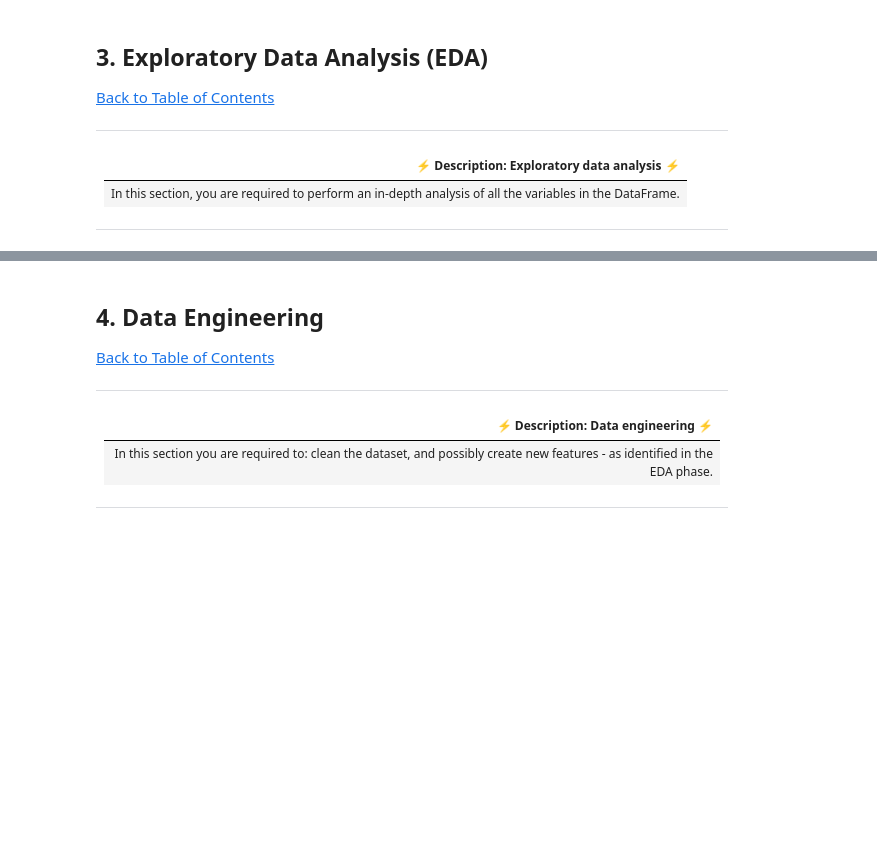
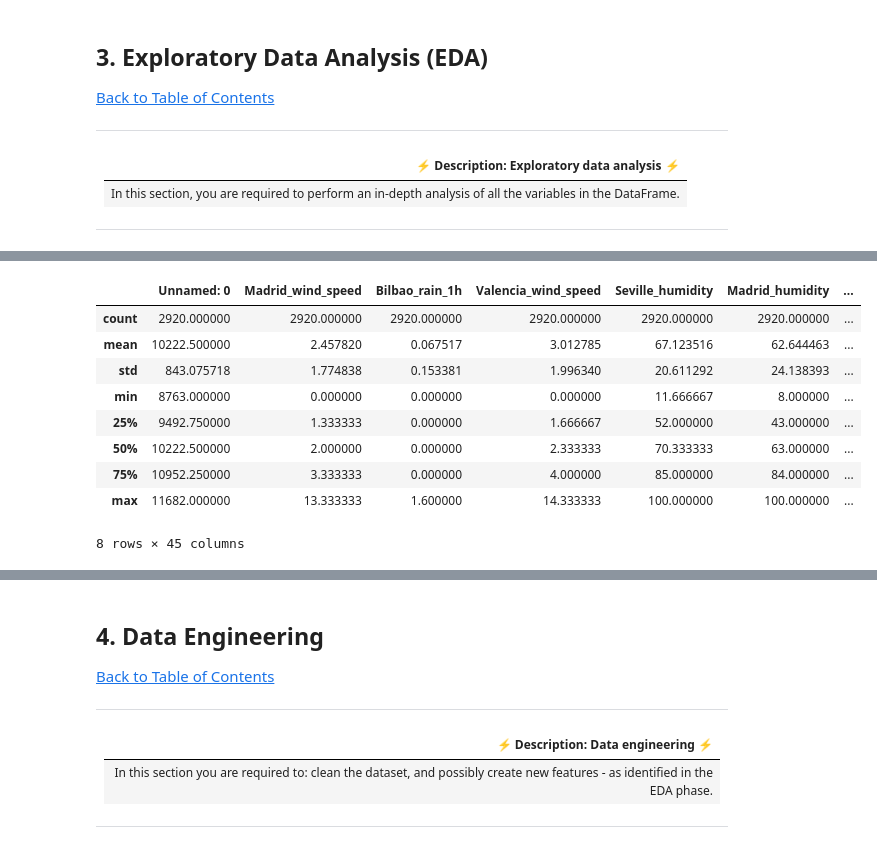
Before and after one commit to YinkaOlusola/Energy_Demand_Shortfall_Prediction-Advanced_Regression, a Jupyter notebook: starter-notebook.ipynb, the cells around one changed output, grey strips where cells are left out. Drawn from its saved outputs; the diff is of its cells as text; code cells hidden in the pictures; blank space fills up the shorter version.

```diff
--- a/starter-notebook.ipynb
+++ b/starter-notebook.ipynb
@@ -99,2 +195,14 @@ df = # load the data
 # %%
-# plot relevant feature interactions
+# look at data statistics for df_test
+df_test.describe()
+# %% [output]
+|  | Unnamed: 0 | Madrid_wind_speed | Bilbao_rain_1h | Valencia_wind_speed | Seville_humidity | Madrid_humidity | ... |
+| count | 2920.000000 | 2920.000000 | 2920.000000 | 2920.000000 | 2920.000000 | 2920.000000 | ... |
+| mean | 10222.500000 | 2.457820 | 0.067517 | 3.012785 | 67.123516 | 62.644463 | ... |
+| std | 843.075718 | 1.774838 | 0.153381 | 1.996340 | 20.611292 | 24.138393 | ... |
+| min | 8763.000000 | 0.000000 | 0.000000 | 0.000000 | 11.666667 | 8.000000 | ... |
+| 25% | 9492.750000 | 1.333333 | 0.000000 | 1.666667 | 52.000000 | 43.000000 | ... |
+| 50% | 10222.500000 | 2.000000 | 0.000000 | 2.333333 | 70.333333 | 63.000000 | ... |
+| 75% | 10952.250000 | 3.333333 | 0.000000 | 4.000000 | 85.000000 | 84.000000 | ... |
+| max | 11682.000000 | 13.333333 | 1.600000 | 14.333333 | 100.000000 | 100.000000 | ... |
+8 rows × 45 columns
```
Also changed, not shown: parts of 47 cells of this notebook.
